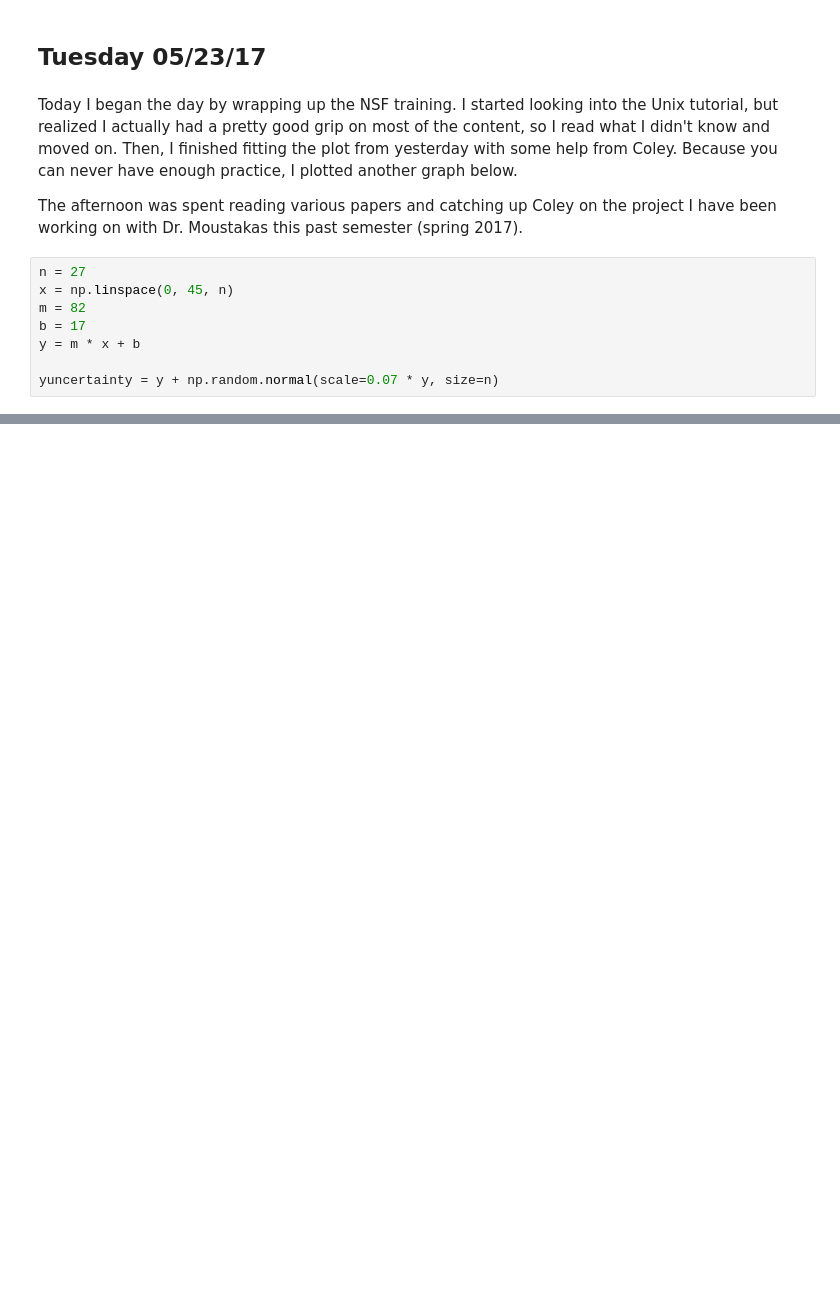
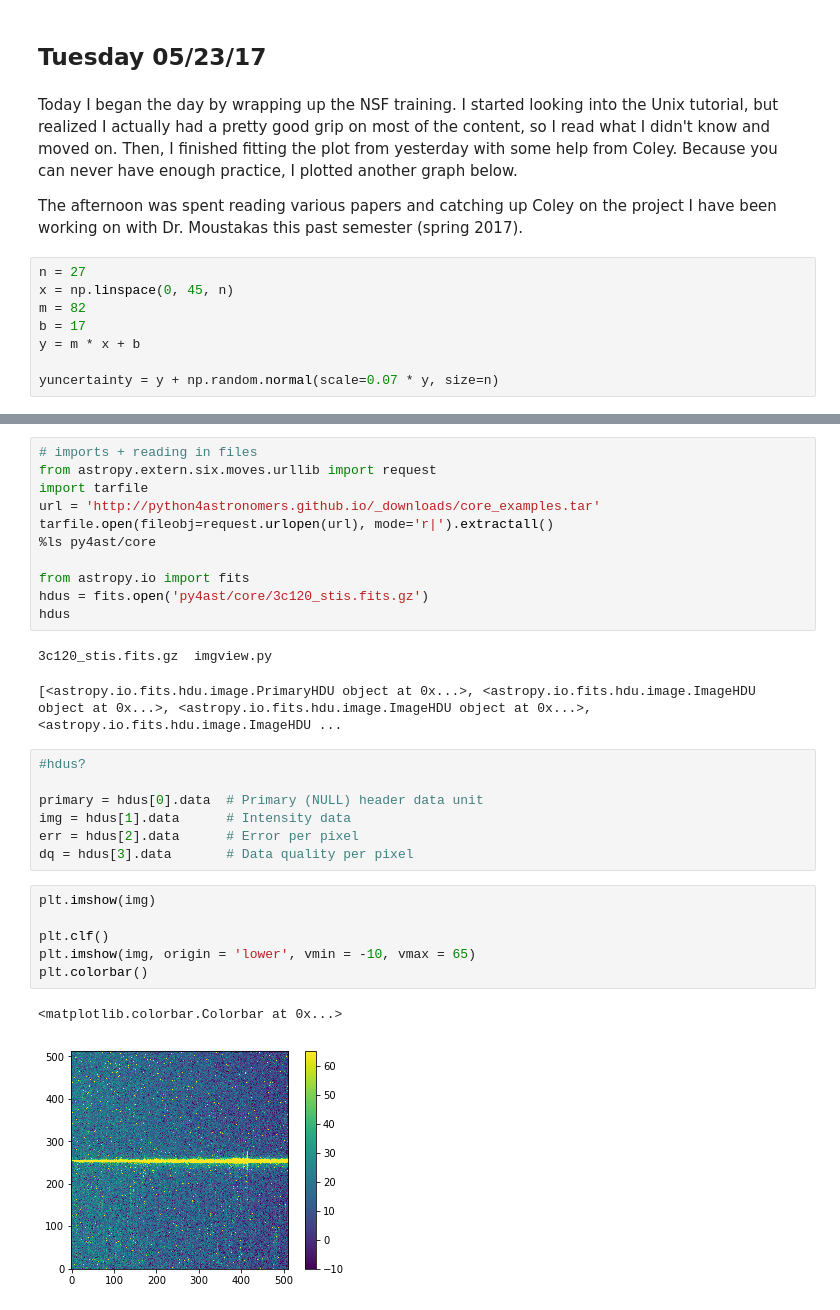
Before and after one commit to moustakas/siena-astrophysics, a Jupyter notebook: summer2017/megan/meg-summer-notebook.ipynb, the cells around one changed output, grey strips where cells are left out. Cells and saved outputs as stored; diff of their text form; blank space fills up the shorter version.

```diff
--- a/summer2017/megan/meg-summer-notebook.ipynb
+++ b/summer2017/megan/meg-summer-notebook.ipynb
@@ -66,0 +74,30 @@ plt.plot(x, x * fit[0] + fit[1], 'r')
+# %%
+# imports + reading in files
+from astropy.extern.six.moves.urllib import request
+import tarfile
+url = 'http://python4astronomers.github.io/_downloads/core_examples.tar'
+tarfile.open(fileobj=request.urlopen(url), mode='r|').extractall()
+%ls py4ast/core
+
+from astropy.io import fits
+hdus = fits.open('py4ast/core/3c120_stis.fits.gz')
+hdus
+# %% [output]
+3c120_stis.fits.gz  imgview.py
+[<astropy.io.fits.hdu.image.PrimaryHDU object at 0x...>, <astropy.io.fits.hdu.image.ImageHDU object at 0x...>, <astropy.io.fits.hdu.image.ImageHDU object at 0x...>, <astropy.io.fits.hdu.image.ImageHDU ...
+# %%
+#hdus?
+
+primary = hdus[0].data  # Primary (NULL) header data unit
+img = hdus[1].data      # Intensity data
+err = hdus[2].data      # Error per pixel
+dq = hdus[3].data       # Data quality per pixel
+# %%
+plt.imshow(img)
+
+plt.clf()
+plt.imshow(img, origin = 'lower', vmin = -10, vmax = 65)
+plt.colorbar()
+# %% [output]
+<matplotlib.colorbar.Colorbar at 0x...>
+[figure, added]
```
Also changed, not shown: parts of 6 cells of this notebook, 1 other file.
